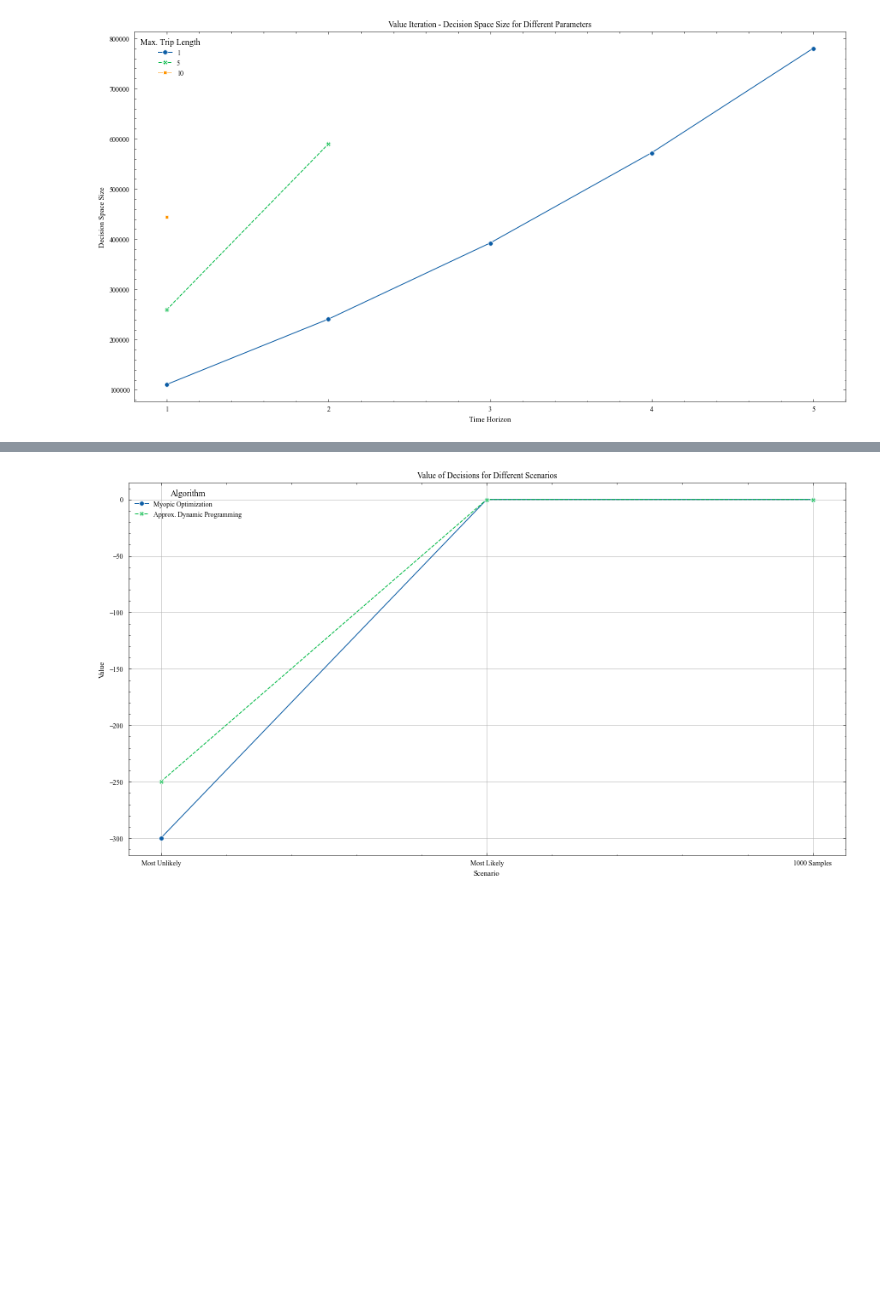
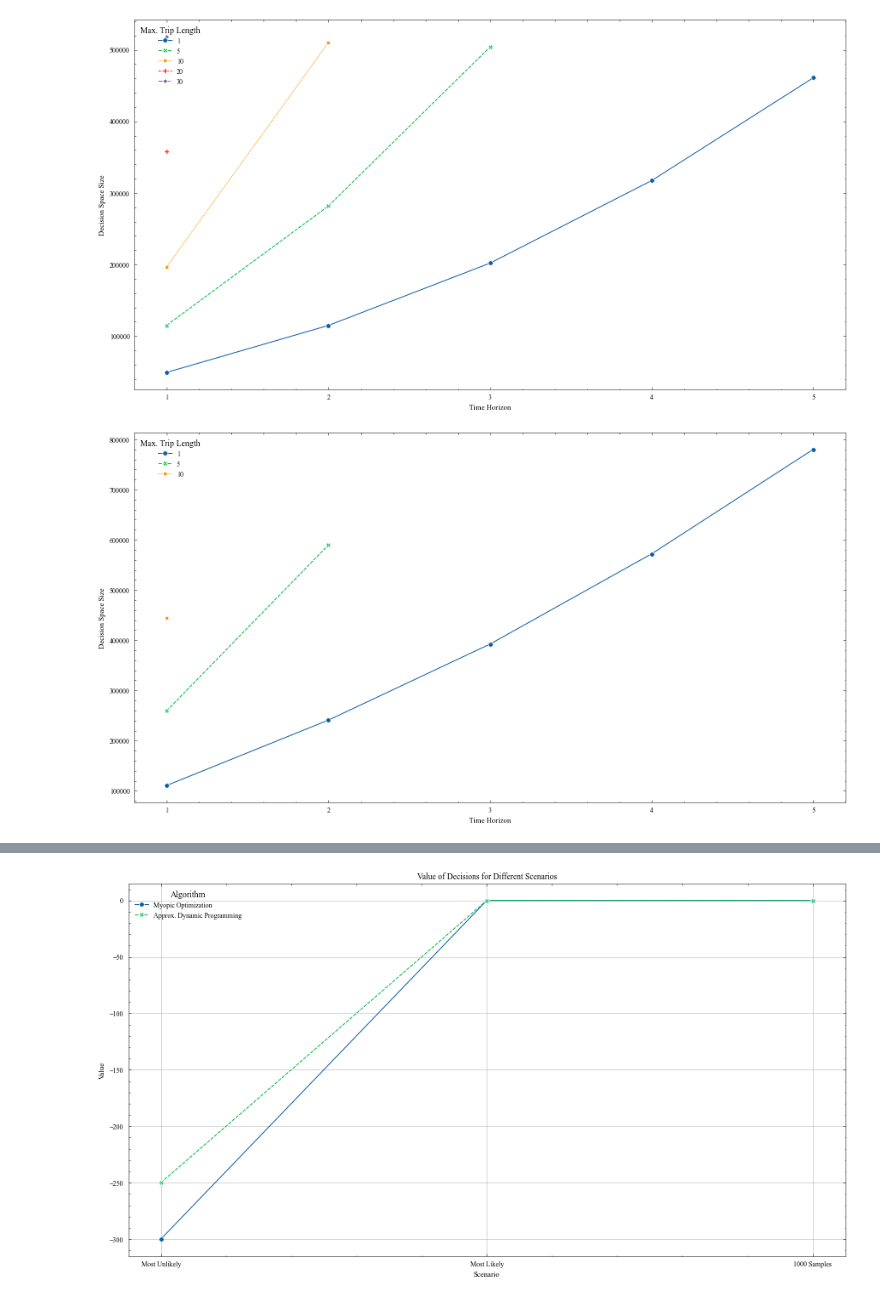
Before and after one commit to thummelt/master-thesis, a Jupyter notebook: code/src/Visualization.ipynb, the cells around one changed output, grey strips where cells are left out. Saved outputs shown, nothing was run; the diff lists cells and outputs as text; code cells hidden in the pictures; blank space fills up the shorter version.

```diff
--- a/code/src/Visualization.ipynb
+++ b/code/src/Visualization.ipynb
@@ -51,13 +51,15 @@ matplotlib.rc("font", family="Times New Roman")
 plts = []
 # %%
 # Config
-param = {"T": 3, "trip_max": 20, "iterations_avi": 1, "iterations_adp": 100, "samples_avi": 1000, "samples_adp": None}
+param = {"T": 2, "trip_max": 1, "iterations_adp": 10, "samples_adp": None}
 states = '[%s-%s]-statespace' % (param["T"], param["trip_max"])
 algos = ['mo', "adp"]
 iniState = '0,40.0,0.0,0.0,0.044,0.039'
 prob = Probabilities()
-runs = [("Value Iteration", "vi/20210630-final"), ("Myopic Optimization", "mo/20210620_1306"),
-        ("Approx. Dynamic Programming", "adp/20210620_1309")]
+runs = [("Value Iteration - 25kWh Battery", "vi/20210722_final_25kWh"),
+        ("Value Iteration - 50kWh Battery", "vi/20210722_final_50kWh"),
+        ("Myopic Optimization", "mo/20210722_final"),
+        ("Approx. Dynamic Programming", "adp/20210728-1")]
 # %%
 # Load decisions
 dict_dec = {}
@@ -155,6 +157,13 @@ print(stateSpace)
 f, ax = plt.subplots(figsize=(15, 8))
 g = sns.lineplot(ax=ax, data=stateSpace, x="T", y="amount", hue = "trip_max", style="trip_max", markers=True, legend = False)
 plttr.formatPlot(g, "Time Horizon", "State Space Size", "Value Iteration - State Space Size for Different Parameters",np.arange(1, stateSpace["T"].max()+1), None, "Max. Trip Length", [str(x) for x in stateSpace.trip_max.unique()], "upper left")
-plts += [("vi_state_space", plt.gcf())]
+plts += [("vi_state_space_25", plt.gcf())]
+
+stateSpace = pd.read_pickle("/usr/app/output/xlsx/%s/sspace.pkl" % runs[1][1]).astype({"trip_max":str,"amount": int, "T": int})
+print(stateSpace)
+f, ax = plt.subplots(figsize=(15, 8))
+g = sns.lineplot(ax=ax, data=stateSpace, x="T", y="amount", hue = "trip_max", style="trip_max", markers=True, legend = False)
+plttr.formatPlot(g, "Time Horizon", "State Space Size", "Value Iteration - State Space Size for Different Parameters",np.arange(1, stateSpace["T"].max()+1), None, "Max. Trip Length", [str(x) for x in stateSpace.trip_max.unique()], "upper left")
+plts += [("vi_state_space_50", plt.gcf())]
 # %% [output]
         T trip_max  amount
@@ -170,13 +188,22 @@ plts += [("vi_state_space", plt.gcf())]
 # %%
 # 2.[VI] Decision comparison in dependence of parameters
 decisionSpace = pd.read_pickle("/usr/app/output/xlsx/%s/dspace.pkl" % runs[0][1]).astype({"trip_max":str,"amount": int, "T": int})
 
 f, ax = plt.subplots(figsize=(15, 8))
 g = sns.lineplot(ax=ax, data=decisionSpace, x="T", y="amount", hue = "trip_max", style="trip_max", markers=True, legend = False)
 plttr.formatPlot(g, "Time Horizon", "Decision Space Size", "Value Iteration - Decision Space Size for Different Parameters",np.arange(1, decisionSpace["T"].max()+1), None, "Max. Trip Length", [str(x) for x in decisionSpace.trip_max.unique()], "upper left")
-plts += [("vi_decision_space", plt.gcf())]
+plts += [("vi_decision_space_25", plt.gcf())]
+
+# 2.[VI] Decision comparison in dependence of parameters
+decisionSpace = pd.read_pickle("/usr/app/output/xlsx/%s/dspace.pkl" % runs[1][1]).astype({"trip_max":str,"amount": int, "T": int})
+
+f, ax = plt.subplots(figsize=(15, 8))
+g = sns.lineplot(ax=ax, data=decisionSpace, x="T", y="amount", hue = "trip_max", style="trip_max", markers=True, legend = False)
+plttr.formatPlot(g, "Time Horizon", "Decision Space Size", "Value Iteration - Decision Space Size for Different Parameters",np.arange(1, decisionSpace["T"].max()+1), None, "Max. Trip Length", [str(x) for x in decisionSpace.trip_max.unique()], "upper left")
+plts += [("vi_decision_space_50", plt.gcf())]
 # %% [output]
-[figure, old version]
+[figure, new version]
+[figure, added]
 # %%
 # 2.[VI] Total comparison in dependence of parameters
 transitionSpace = pd.read_pickle("/usr/app/output/xlsx/%s/tspace.pkl" % runs[0][1]).astype({"trip_max":str,"amount": int, "T": int})
```
Also changed, not shown: parts of 13 cells of this notebook, 3 other files.
